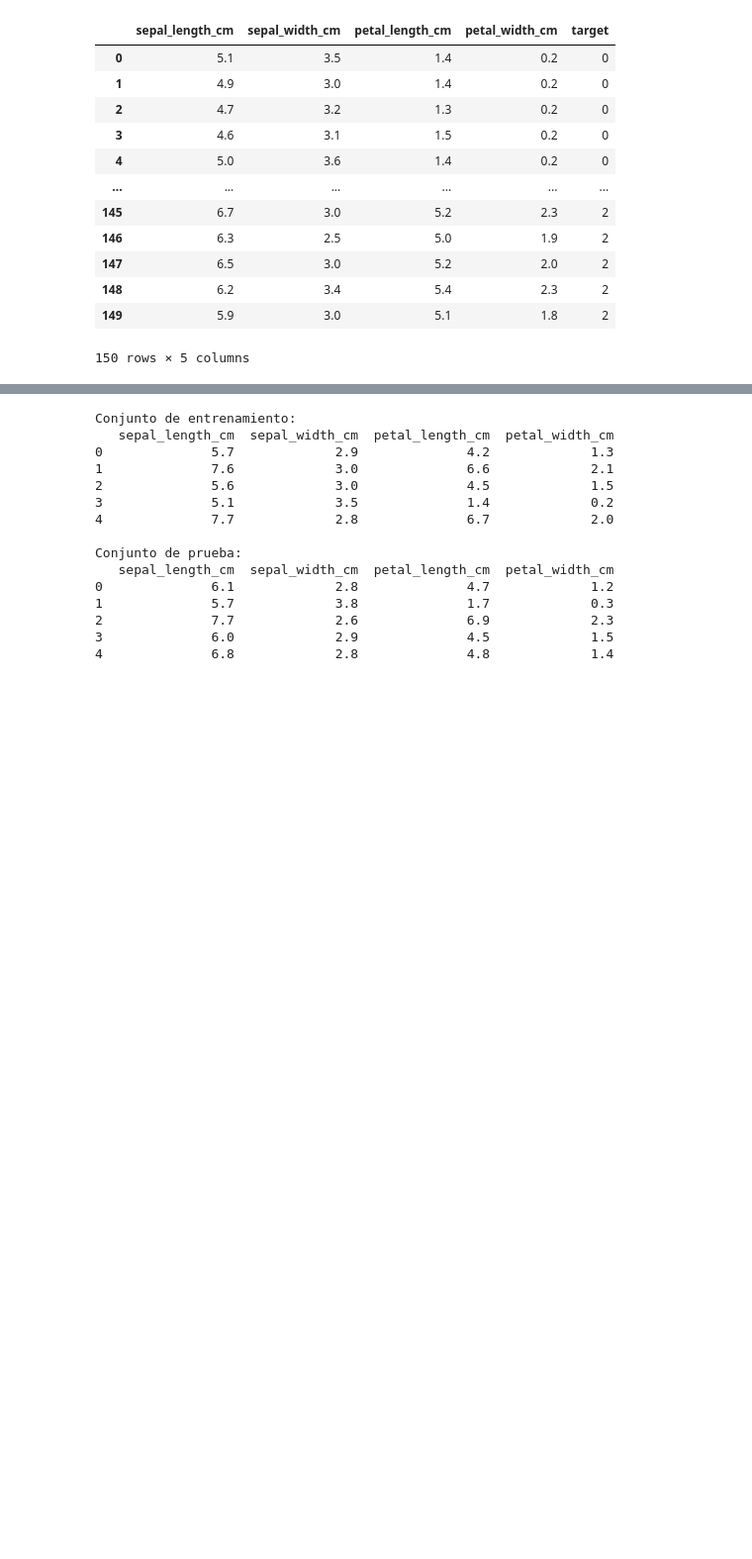
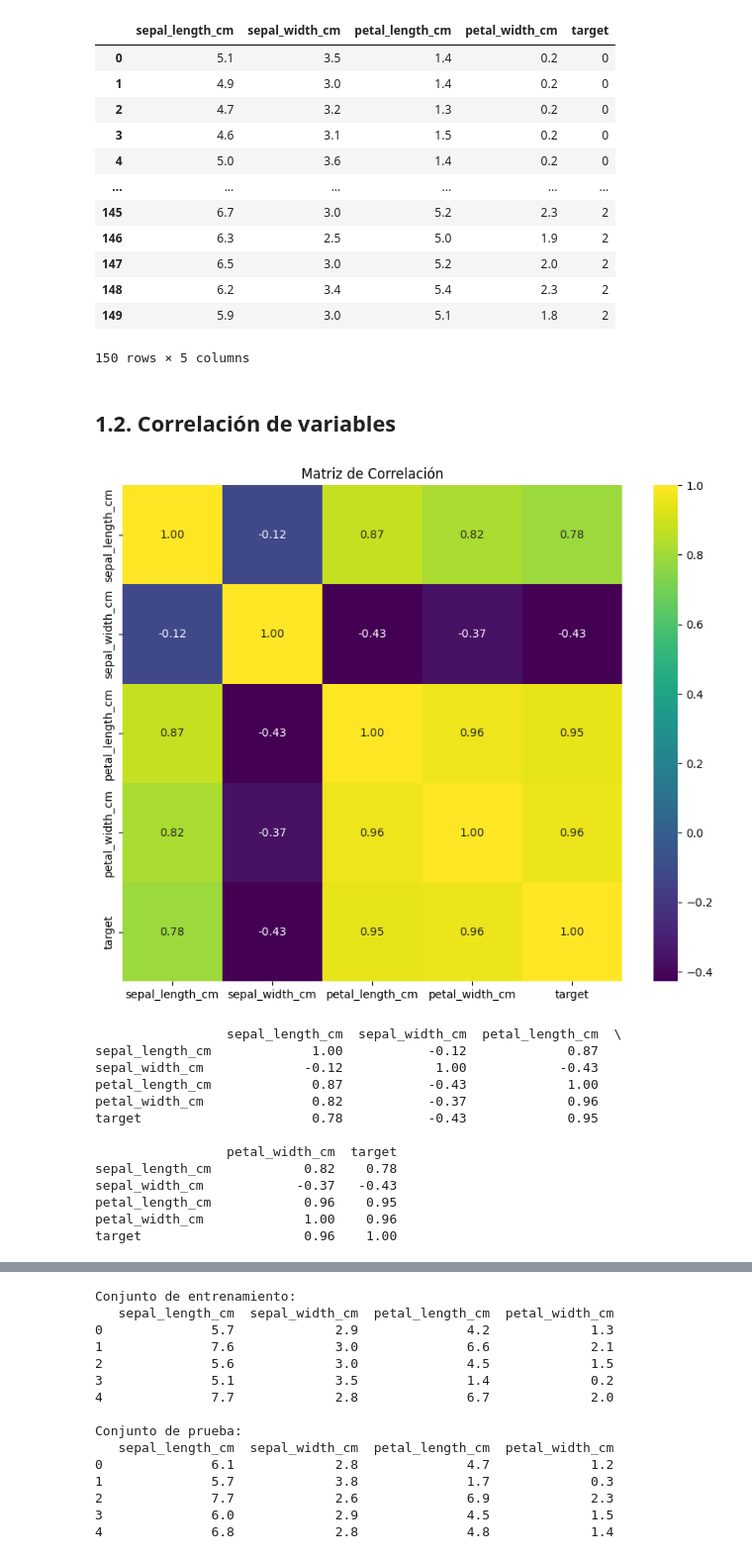
Before and after one commit to viorbe20/ai-machine-learning, a Jupyter notebook: decision-trees-exercises/decision-trees-ex-2/iris_classification_random_forest.ipynb, the cells around one changed output, grey strips where cells are left out. Shown at 99% size. Drawn from its saved outputs; the diff is of its cells as text; code cells hidden in the pictures; blank space fills up the shorter version.

```diff
--- a/decision-trees-exercises/decision-trees-ex-2/iris_classification_random_forest.ipynb
+++ b/decision-trees-exercises/decision-trees-ex-2/iris_classification_random_forest.ipynb
@@ -40,3 +40,37 @@ df_iris
 | 148 | 6.2 | 3.4 | 5.4 | 2.3 | 2 |
 | 149 | 5.9 | 3.0 | 5.1 | 1.8 | 2 |
 150 rows × 5 columns
+# %% [markdown]
+## 1.2. Correlación de variables
+# %%
+# Crear una matriz de correlación
+import pandas as pd
+import seaborn as sns
+import matplotlib.pyplot as plt
+
+correlation_matrix = df_iris.corr()
+
+# Visualizar la matriz de correlación utilizando seaborn
+plt.figure(figsize=(10, 8))
+sns.heatmap(correlation_matrix, annot=True, cmap='viridis', fmt=".2f")
+plt.title("Matriz de Correlación")
+plt.show()
+
+# Imprimir la matriz de correlación con redondeo a 2 decimales
+# print("Matriz de Correlación:")
+print(correlation_matrix.round(2))
+# %% [output]
+[figure, added]
+                 sepal_length_cm  sepal_width_cm  petal_length_cm  \
+sepal_length_cm             1.00           -0.12             0.87
+sepal_width_cm             -0.12            1.00            -0.43
+petal_length_cm             0.87           -0.43             1.00
+petal_width_cm              0.82           -0.37             0.96
+target                      0.78           -0.43             0.95
+
+                 petal_width_cm  target
+sepal_length_cm            0.82    0.78
+sepal_width_cm            -0.37   -0.43
+petal_length_cm            0.96    0.95
+petal_width_cm             1.00    0.96
+target                     0.96    1.00
```
Also changed, not shown: parts of 12 cells of this notebook, 2 other files.
